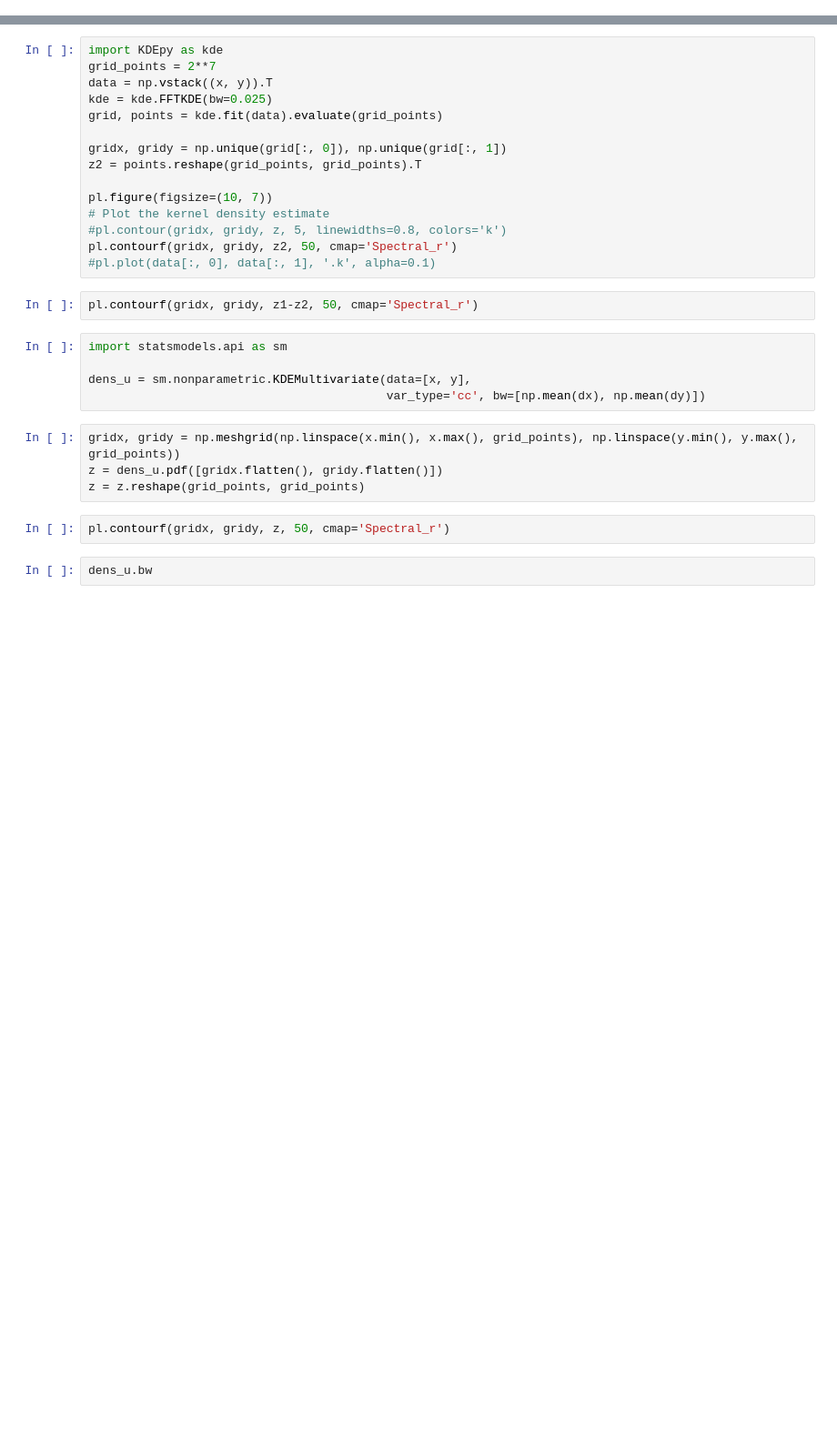
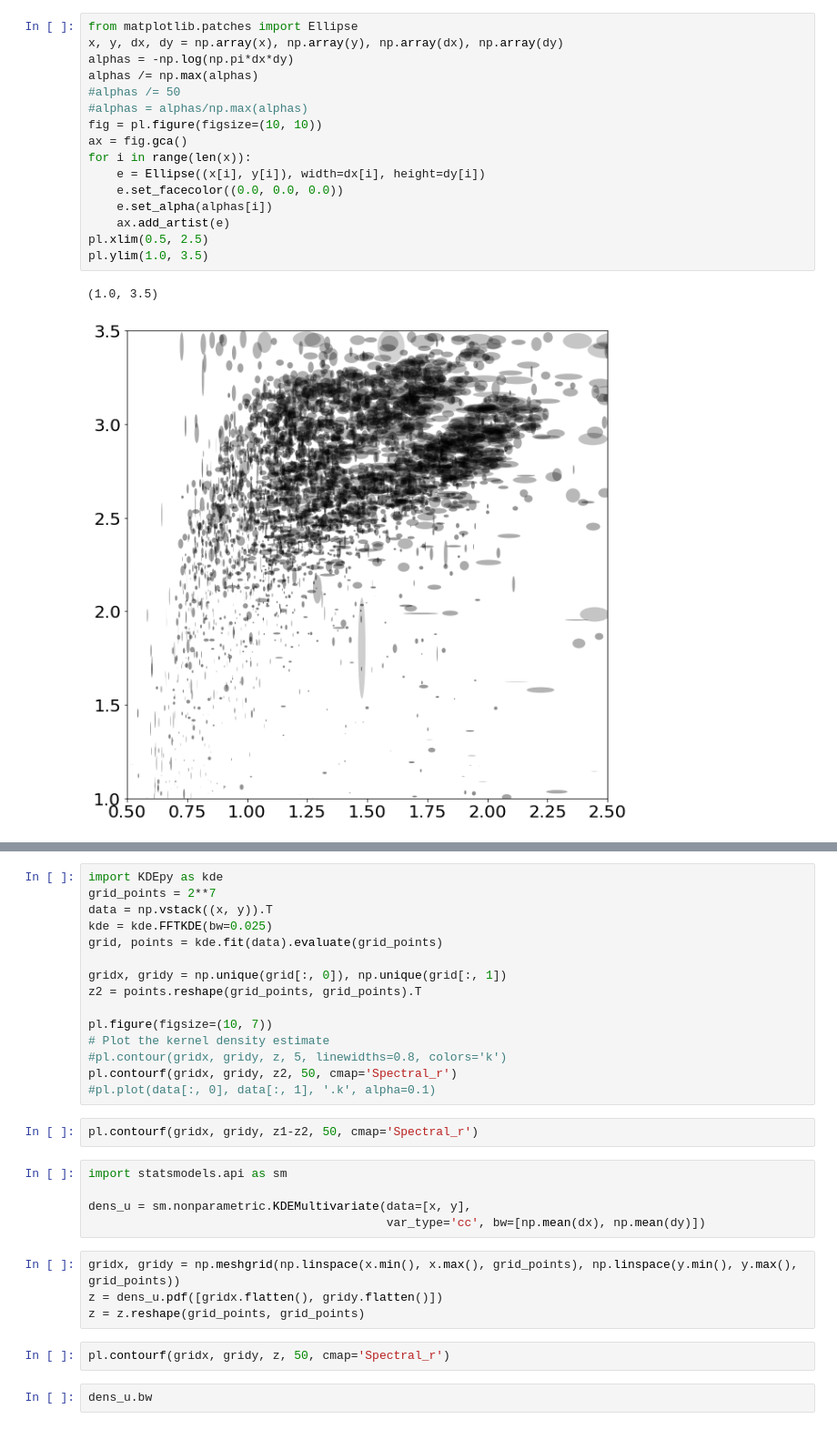
Before and after one commit to tagordon/k2rot, a Jupyter notebook: round/edge_detection.ipynb, the cells around one changed output, grey strips where cells are left out. Shown at 91% size. Saved outputs shown, nothing was run; the diff lists cells and outputs as text; blank space fills up the shorter version.

```diff
--- a/round/edge_detection.ipynb
+++ b/round/edge_detection.ipynb
@@ -39,0 +44,19 @@ pl.errorbar(x, y, yerr=dy, xerr=dx, fmt='k.', alpha=0.3)
+# %%
+from matplotlib.patches import Ellipse
+x, y, dx, dy = np.array(x), np.array(y), np.array(dx), np.array(dy)
+alphas = -np.log(np.pi*dx*dy)
+alphas /= np.max(alphas)
+#alphas /= 50
+#alphas = alphas/np.max(alphas)
+fig = pl.figure(figsize=(10, 10))
+ax = fig.gca()
+for i in range(len(x)):
+    e = Ellipse((x[i], y[i]), width=dx[i], height=dy[i])
+    e.set_facecolor((0.0, 0.0, 0.0))
+    e.set_alpha(alphas[i])
+    ax.add_artist(e)
+pl.xlim(0.5, 2.5)
+pl.ylim(1.0, 3.5)
+# %% [output]
+(1.0, 3.5)
+[figure, added]
```
Also changed, not shown: parts of 20 cells of this notebook, 5 other files.
